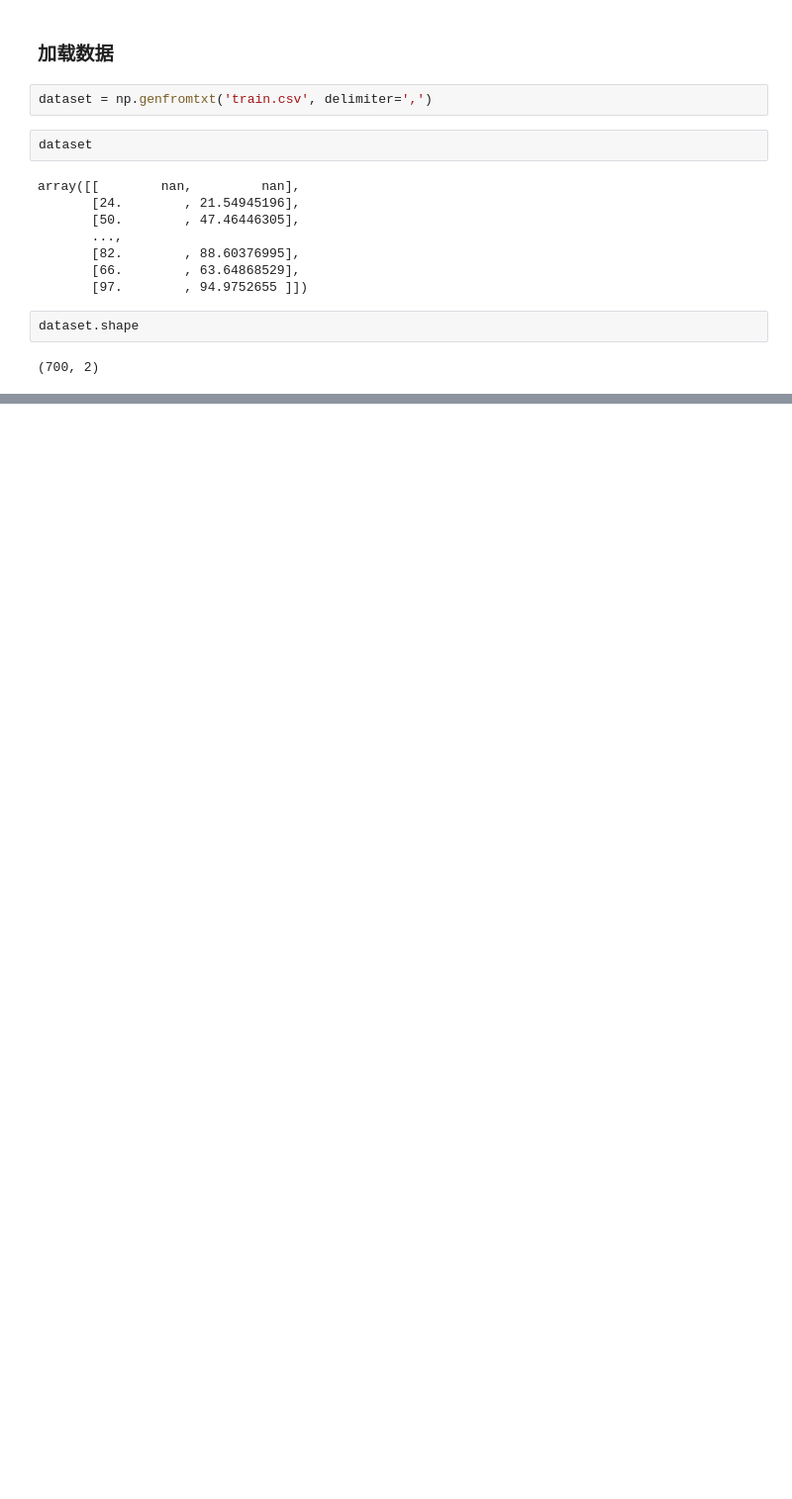
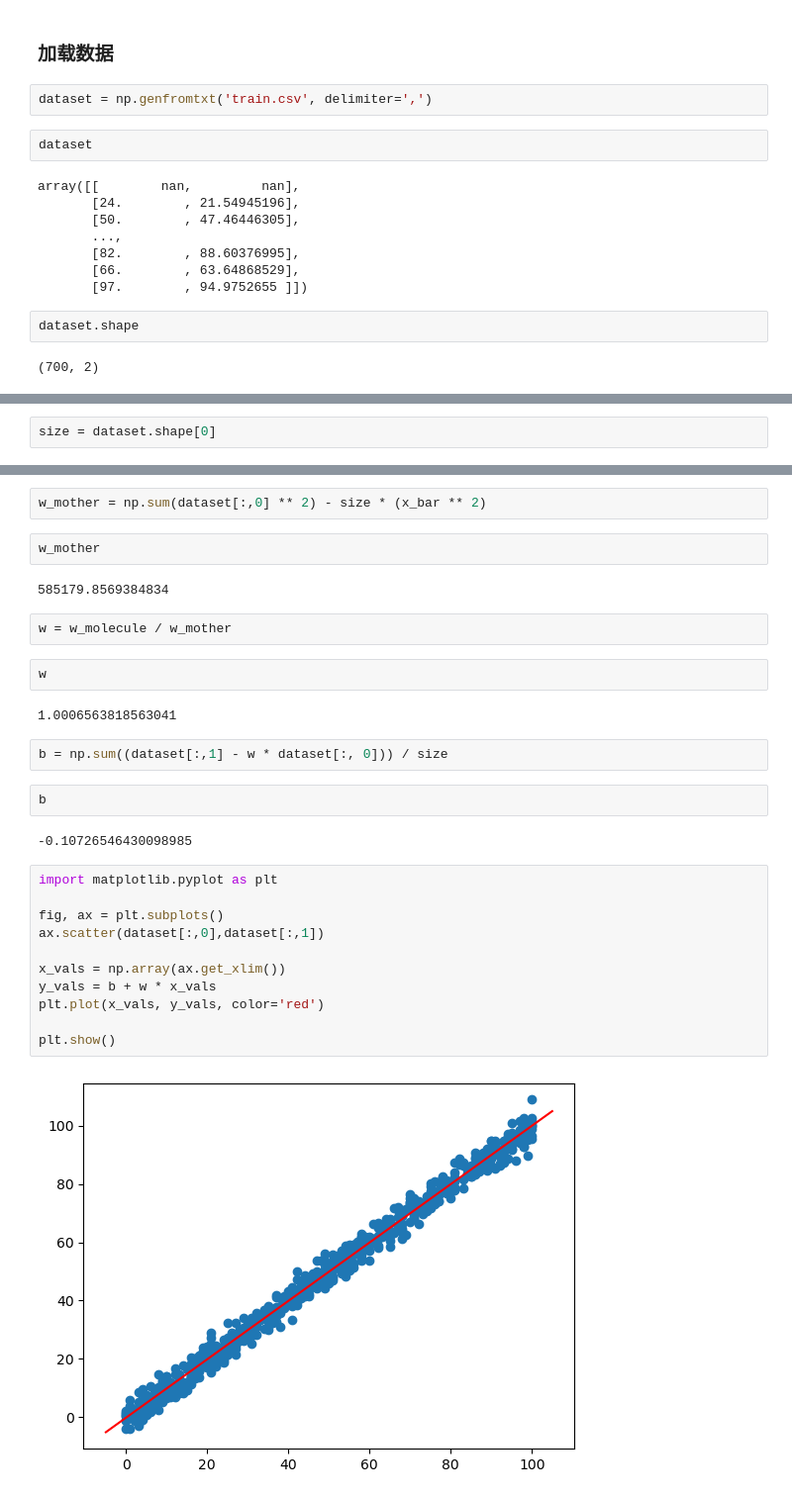
Before and after one commit to mikeiansky/machine-learning, a Jupyter notebook: linear-regression/lr_v1.ipynb, the cells around one changed output, grey strips where cells are left out. Shown at 99% size. Cells and saved outputs as stored; diff of their text form; blank space fills up the shorter version.

```diff
--- a/linear-regression/lr_v1.ipynb
+++ b/linear-regression/lr_v1.ipynb
@@ -22,0 +41,2 @@ dataset.shape
+# %%
+size = dataset.shape[0]
@@ -22,0 +47,31 @@ dataset.shape
+# %%
+w_mother = np.sum(dataset[:,0] ** 2) - size * (x_bar ** 2)
+# %%
+w_mother
+# %% [output]
+585179.8569384834
+# %%
+w = w_molecule / w_mother
+# %%
+w
+# %% [output]
+1.0006563818563041
+# %%
+b = np.sum((dataset[:,1] - w * dataset[:, 0])) / size
+# %%
+b
+# %% [output]
+-0.10726546430098985
+# %%
+import matplotlib.pyplot as plt
+
+fig, ax = plt.subplots()
+ax.scatter(dataset[:,0],dataset[:,1])
+
+x_vals = np.array(ax.get_xlim())
+y_vals = b + w * x_vals
+plt.plot(x_vals, y_vals, color='red')
+
+plt.show()
+# %% [output]
+[figure, added]
```
Also changed, not shown: parts of 7 cells of this notebook.
